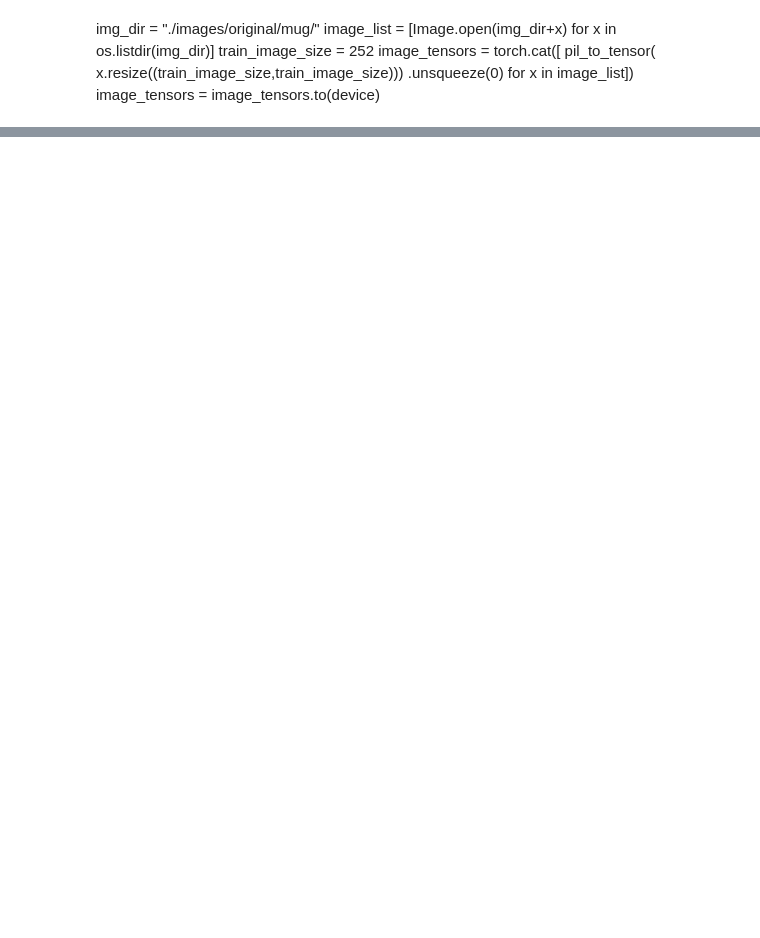
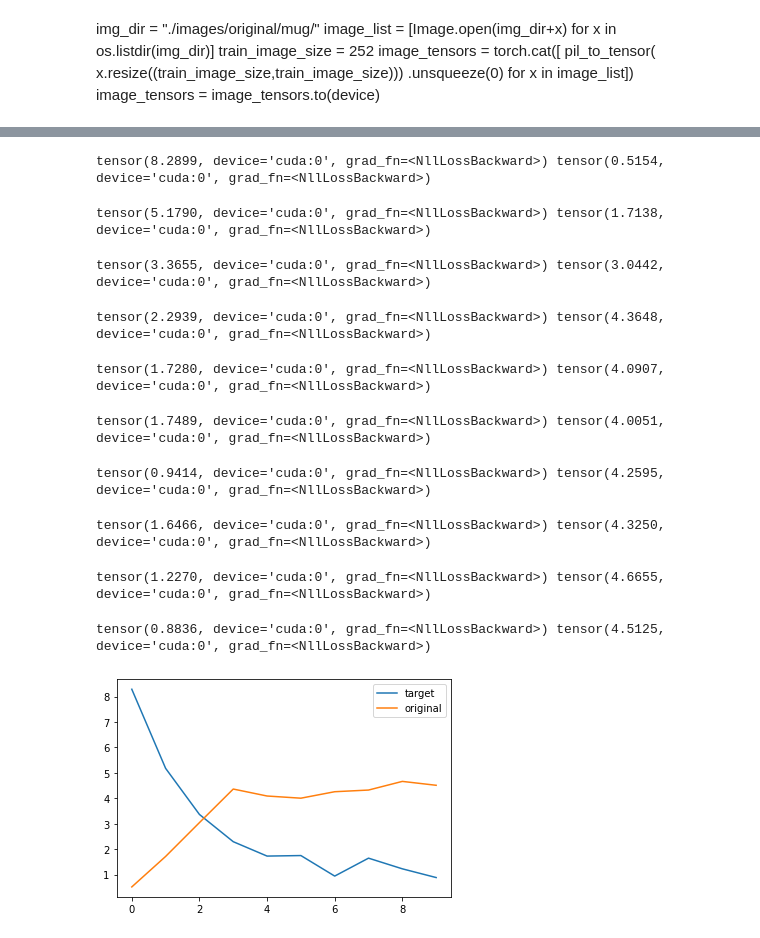
Before and after one commit to earlence-security/invis-perturbations, a Jupyter notebook: image_net.ipynb, the cells around one changed output, grey strips where cells are left out. Cells and saved outputs as stored; diff of their text form; code cells hidden in the pictures; blank space fills up the shorter version.

```diff
--- a/image_net.ipynb
+++ b/image_net.ipynb
@@ -176,6 +229,7 @@ if account_resize:
     model_img_size = img.size[0]
     img_t = pil_to_tensor(img)
     img_t = img_t.to(device)
+    img_f = pil_to_tensor(img_full.resize((252,252))).to(device)
     def resize2d(img, size):
         return (F.adaptive_avg_pool2d(Variable(img), size)).data
     def upsample2d(img, size=224):
@@ -197,7 +253,7 @@ sz = model_img_size + conv_size - 1 # 300   #Length of input signal
 c = 0    #Ambient light ratio
 c_limits = [0,0]
 batch = 32
-channels = 1
+channels = 3
 # change of variable term to optimise on
 w = torch.rand([channels,sz,1], requires_grad=True, dtype=torch.float, device=device)
 
@@ -212,12 +268,13 @@ orig = torch.tensor([classidx], dtype=torch.long, device=device)
 #Model parameters
 lr = 1e-1
 n_epochs = 5
-optimizer = optim.SGD([w], lr=lr, momentum=0.9, nesterov=True)
+#optimizer = optim.SGD([w], lr=lr, momentum=0.9, nesterov=True)
+optimizer = optim.Adam([w], lr=0.01)
 loss_fn = nn.CrossEntropyLoss()
 # %%
-n_epochs = 5000
+n_epochs = 10000
 classes_to_skip = [classidx]#, 901, 968, 647,899]#,725,441,505,441,969,438,967]
-targidx = 967
+targidx = 722
 target = torch.tensor([targidx], dtype=torch.long, device=device)
 # %%
 #Track the loss to target and original class
@@ -232,12 +289,12 @@ for epoch in tqdm(range(n_epochs)):
     #Switch to targeted at halfway point
     half = False#epoch < n_epochs//6
     if epoch == 12*n_epochs//6:
-        tops = out.topk(20).indices[0]
+        tops = out.topk(40).indices[0]
         for t in tops:
             #print(t.item())
             if t.item() not in classes_to_skip:
                 targidx = t.item()
-        targidx = 711
+        targidx = 722
         #targidx = tops[0].item() if tops[0].item() != classidx else tops[1].item()
         target = torch.tensor([targidx], dtype=torch.long, device=device)
         print("Switching from untarget to target {}".format(targidx))
@@ -252,17 +309,26 @@ for epoch in tqdm(range(n_epochs)):
         n_w = torch.repeat_interleave(n_w, repeats=repeat_size, dim=1)
 
     sig_height = model_img_size + conv_size - 1
-    gy, new_w = fttogy(n_w, batch, None, c_limits, sig_height, conv_size, 0)
-
+    gy, new_w, sh = fttogy(n_w, batch, None, c_limits, sig_height, conv_size, device, 0, shifting=True)
+    #display(tensor_to_pil(gy[0]))
     #color correction
-    gy = torch.cat([imcorr(i).unsqueeze(0) for i in gy])
+    #gy = torch.cat([imcorr(i).unsqueeze(0) for i in gy])
 
     #gamma correction
-    gy = torch.pow(gy, 1/2.2)
+    #gy = torch.pow(gy, 1/2.2)
 
     if account_resize:
         #For resize post convolution
-        inp = gy*img_t
+        #inp = gy*img_t
+        #gy *= random.random()*0.7 + 0.7
+
+        #Add noise to input signal
+        #xx = 0.4*torch.rand((gy.size()[0],gy.size()[1]),device=device)-0.2
+        #xx = xx.unsqueeze(2).unsqueeze(3).repeat(1,1,252,1)
+        #gy += xx
+        #gy = torch.clamp(gy, min=0, max=1)
+
+        inp = torch.pow(0.0000001 + torch.pow(img_t,2.2) + gy*(torch.pow(img_f,2.2)-torch.pow(img_t,2.2)), 1/2.2)
 
         #For multiple train images
         #inp = gy*get_image_batch(batch, 252)
@@ -270,8 +336,18 @@ for epoch in tqdm(range(n_epochs)):
         inp = gy*inv_normalize(img_input)
 
     #Gaussian Noise
-    #inp = inp + torch.randn(inp.size(),device=device)*random.random()*0.05
+    #inp = inp + torch.randn(inp.size(),device=device)*0.005
     #inp = torch.clamp(inp,min=0,max=1)
+
+    #Uniform noise to each row
+    #inp = inp*(1 + torch.rand(inp.size()[:-1],device=device).unsqueeze(-1)*0.4 - 0.2)
+    #inp = torch.clamp(inp,min=0,max=1)
+
+    #affine transforming the image
+    inp = inp*(0.7+torch.rand(inp.size()[:-2],device=device).unsqueeze(-1).unsqueeze(-1)*0.6) + (-0.2+torch.rand(inp.size()[:-2],device=device).unsqueeze(-1).unsqueeze(-1)*0.4)
+
+    #apply random color correction
+    #inp = torch.cat([imcorr2(i, get_polynomial(0.2)).unsqueeze(0) for i in inp])
 
     if account_resize:
         #For resize post convolution
@@ -285,7 +361,7 @@ for epoch in tqdm(range(n_epochs)):
     if not half: targLoss = loss_fn(out, target.repeat(batch))
     origLoss = loss_fn(out, orig.repeat(batch))
     loss = -origLoss if half else targLoss
-    if epoch%100 == 0:
+    if epoch%1000 == 0:
         targloss.append(0 if half else targLoss)
         origloss.append(origLoss)
         if not half: print(targLoss, origLoss)
@@ -298,33 +374,45 @@ for epoch in tqdm(range(n_epochs)):
         del loss
         torch.cuda.empty_cache()
 
     if epoch!=n_epochs-1:
         del inp
         del new_w
     #else:
         #saving w to be used for prediction
         #torch.save(n_w,'w_0.5_764.pt')
 
     #Code to check gpu allocation
     '''
     for obj in gc.get_objects():
         try:
             if torch.is_tensor(obj) or (hasattr(obj, 'data') and torch.is_tensor(obj.data)):
                 #print(type(obj), obj.size())
                 if type(obj) not in obj_dict:
                     obj_dict[type(obj)] = 1
                 else:
                     obj_dict[type(obj)] += 1
         except: pass
     print(obj_dict)
     obj_dict.clear()
     '''
 
 #View original loss and target loss
 plt.plot(targloss, label="target")
 plt.plot(origloss, label="original")
 plt.legend()
 plt.show()
+# %% [output]
+tensor(8.2899, device='cuda:0', grad_fn=<NllLossBackward>) tensor(0.5154, device='cuda:0', grad_fn=<NllLossBackward>)
+tensor(5.1790, device='cuda:0', grad_fn=<NllLossBackward>) tensor(1.7138, device='cuda:0', grad_fn=<NllLossBackward>)
+tensor(3.3655, device='cuda:0', grad_fn=<NllLossBackward>) tensor(3.0442, device='cuda:0', grad_fn=<NllLossBackward>)
+tensor(2.2939, device='cuda:0', grad_fn=<NllLossBackward>) tensor(4.3648, device='cuda:0', grad_fn=<NllLossBackward>)
+tensor(1.7280, device='cuda:0', grad_fn=<NllLossBackward>) tensor(4.0907, device='cuda:0', grad_fn=<NllLossBackward>)
+tensor(1.7489, device='cuda:0', grad_fn=<NllLossBackward>) tensor(4.0051, device='cuda:0', grad_fn=<NllLossBackward>)
+tensor(0.9414, device='cuda:0', grad_fn=<NllLossBackward>) tensor(4.2595, device='cuda:0', grad_fn=<NllLossBackward>)
+tensor(1.6466, device='cuda:0', grad_fn=<NllLossBackward>) tensor(4.3250, device='cuda:0', grad_fn=<NllLossBackward>)
+tensor(1.2270, device='cuda:0', grad_fn=<NllLossBackward>) tensor(4.6655, device='cuda:0', grad_fn=<NllLossBackward>)
+tensor(0.8836, device='cuda:0', grad_fn=<NllLossBackward>) tensor(4.5125, device='cuda:0', grad_fn=<NllLossBackward>)
+[figure, added]
 # %%
 #Create softmax layer to view probabilities
 lay2 = torch.nn.Softmax(dim=1)
```
Also changed, not shown: parts of 16 cells of this notebook, 1 other file.
